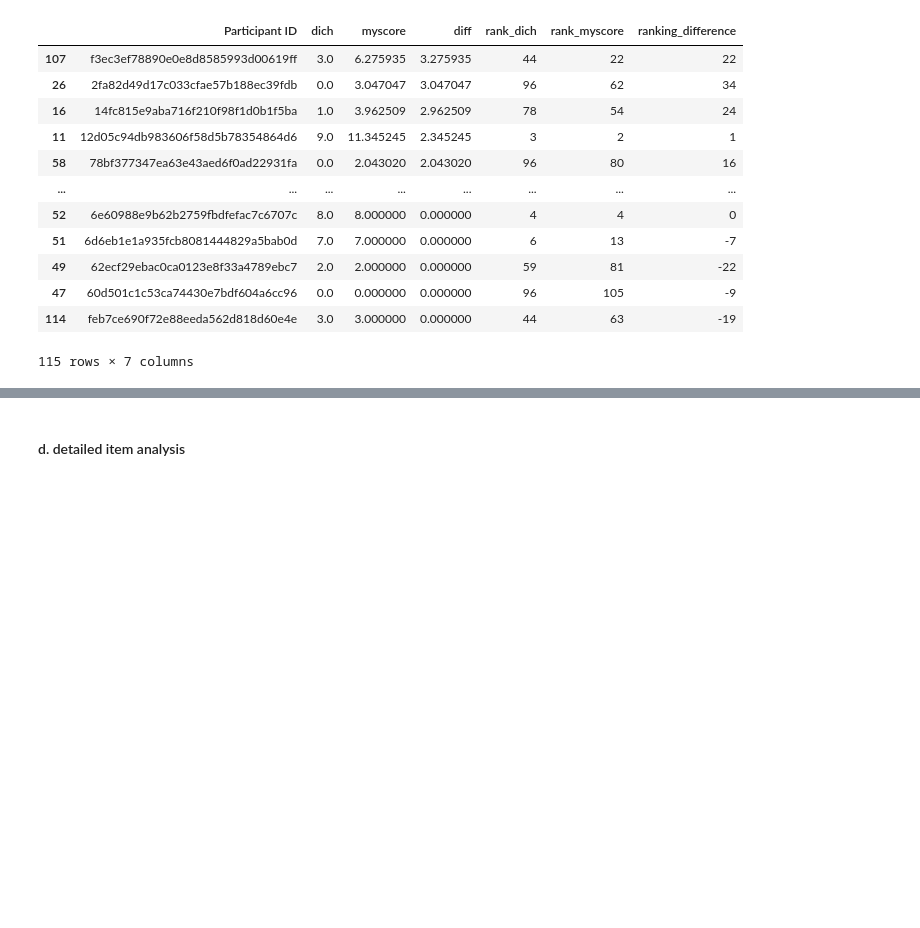
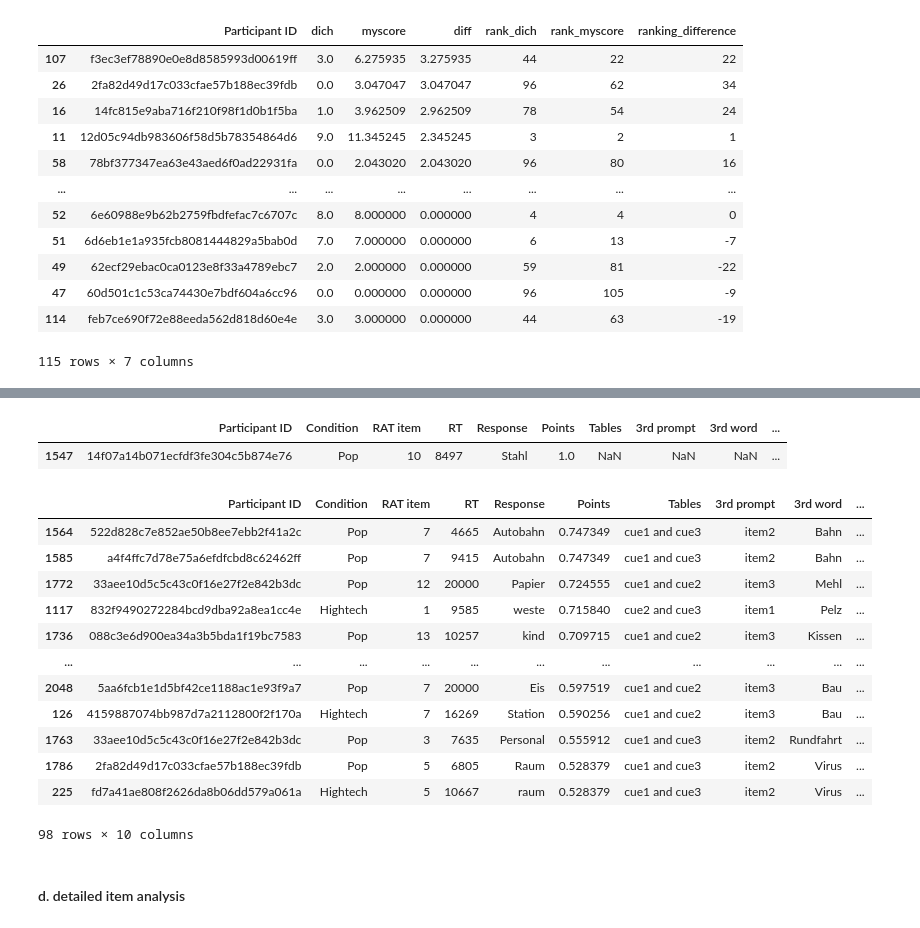
Before and after one commit to shatterthesky/CRAT_Scoring, a Jupyter notebook: Algorithm.ipynb, the cells around one changed output, grey strips where cells are left out. Saved outputs shown, nothing was run; the diff lists cells and outputs as text; code cells hidden in the pictures; blank space fills up the shorter version.

```diff
--- a/Algorithm.ipynb
+++ b/Algorithm.ipynb
@@ -871,2 +717,26 @@ merged_df.sort_values(by=['diff'],ascending=False)
+# %%
+# Item 10 - poitns assigned for Alternative Correct Responses
+alt10 = ans[ans['RAT item']==10]
+alt10[(alt10['Points'] == 1) & (alt10['Response'] != "messer") & (alt10['Response'] != "Messer")]
+# %% [output]
+|  | Participant ID | Condition | RAT item | RT | Response | Points | Tables | 3rd prompt | 3rd word | ... |
+| 1547 | 14f07a14b071ecfdf3fe304c5b874e76 | Pop | 10 | 8497 | Stahl | 1.0 | NaN | NaN | NaN | ... |
+# %%
+# 2/3 responses table
+ans[(ans['Points']<1.0) & (ans['Points']>0)].sort_values("Points", ascending=False)
+# %% [output]
+|  | Participant ID | Condition | RAT item | RT | Response | Points | Tables | 3rd prompt | 3rd word | ... |
+| 1564 | 522d828c7e852ae50b8ee7ebb2f41a2c | Pop | 7 | 4665 | Autobahn | 0.747349 | cue1 and cue3 | item2 | Bahn | ... |
+| 1585 | a4f4ffc7d78e75a6efdfcbd8c62462ff | Pop | 7 | 9415 | Autobahn | 0.747349 | cue1 and cue3 | item2 | Bahn | ... |
+| 1772 | 33aee10d5c5c43c0f16e27f2e842b3dc | Pop | 12 | 20000 | Papier | 0.724555 | cue1 and cue2 | item3 | Mehl | ... |
+| 1117 | 832f9490272284bcd9dba92a8ea1cc4e | Hightech | 1 | 9585 | weste | 0.715840 | cue2 and cue3 | item1 | Pelz | ... |
+| 1736 | 088c3e6d900ea34a3b5bda1f19bc7583 | Pop | 13 | 10257 | kind | 0.709715 | cue1 and cue2 | item3 | Kissen | ... |
+| ... | ... | ... | ... | ... | ... | ... | ... | ... | ... | ... |
+| 2048 | 5aa6fcb1e1d5bf42ce1188ac1e93f9a7 | Pop | 7 | 20000 | Eis | 0.597519 | cue1 and cue2 | item3 | Bau | ... |
+| 126 | 4159887074bb987d7a2112800f2f170a | Hightech | 7 | 16269 | Station | 0.590256 | cue1 and cue2 | item3 | Bau | ... |
+| 1763 | 33aee10d5c5c43c0f16e27f2e842b3dc | Pop | 3 | 7635 | Personal | 0.555912 | cue1 and cue3 | item2 | Rundfahrt | ... |
+| 1786 | 2fa82d49d17c033cfae57b188ec39fdb | Pop | 5 | 6805 | Raum | 0.528379 | cue1 and cue3 | item2 | Virus | ... |
+| 225 | fd7a41ae808f2626da8b06dd579a061a | Hightech | 5 | 10667 | raum | 0.528379 | cue1 and cue3 | item2 | Virus | ... |
+98 rows × 10 columns
 # %% [markdown]
 #### d. detailed item analysis
```
Also changed, not shown: parts of 95 cells of this notebook.
